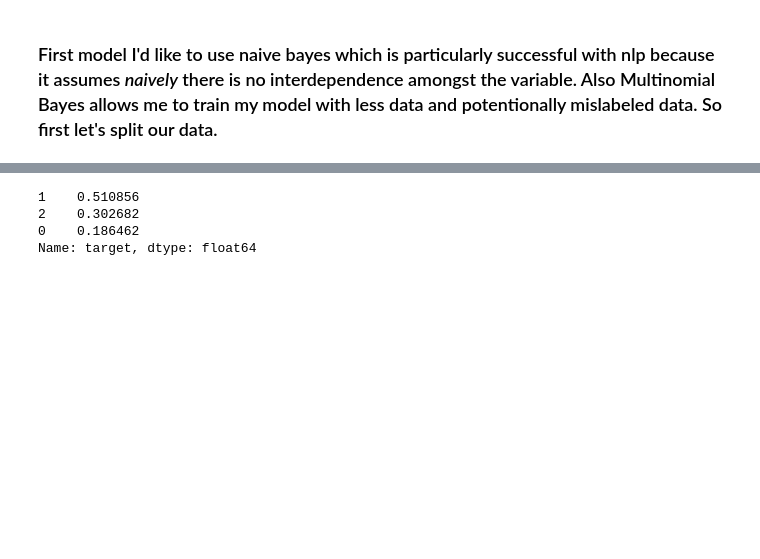
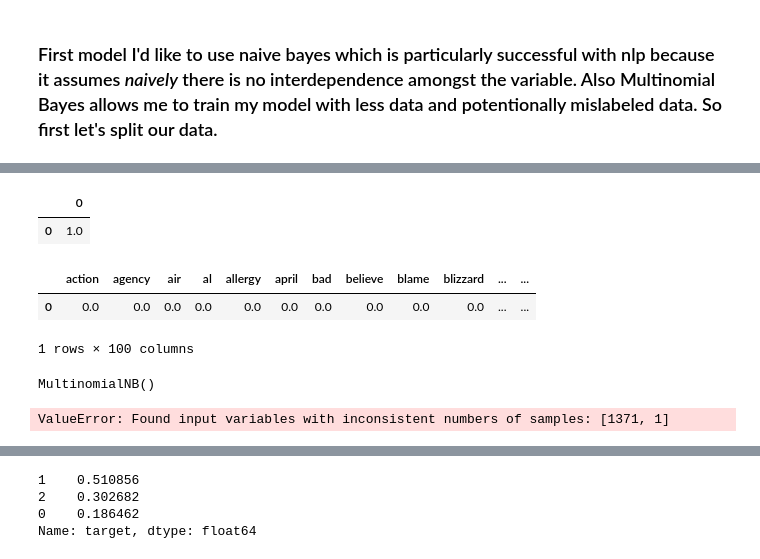
Before and after one commit to pleasecallmejax/NLP-Sentiment-Classification, a Jupyter notebook: Preliminary EDA Notebook.ipynb, the cells around one changed output, grey strips where cells are left out. Saved outputs shown, nothing was run; the diff lists cells and outputs as text; code cells hidden in the pictures; blank space fills up the shorter version.

```diff
--- a/Preliminary EDA Notebook.ipynb
+++ b/Preliminary EDA Notebook.ipynb
@@ -371,0 +443,31 @@ SyntaxError: invalid syntax (<ipython-input-102-1b649ad436a9>, line 9)
+# %%
+X_val_vec = tfidf.fit_transform(X_val)
+X_val_vec = pd.DataFrame.sparse.from_spmatrix(X_val_vec)
+X_val_vec
+# %% [output]
+|  | 0 |
+| 0 | 1.0 |
+# %%
+X_val_vec = pd.DataFrame.sparse.from_spmatrix(X_val_vec)
+X_val_vec.columns = sorted(tfidf.vocabulary_)
+#X_val_vec.set_index(y_val.index, inplace=True)
+X_val_vec
+# %% [output]
+|  | action | agency | air | al | allergy | april | bad | believe | blame | blizzard | ... | ... |
+| 0 | 0.0 | 0.0 | 0.0 | 0.0 | 0.0 | 0.0 | 0.0 | 0.0 | 0.0 | 0.0 | ... | ... |
+1 rows × 100 columns
+# %%
+#y_hat = mnb.predict(X_val_vec)
+#accuracy_score(y_val, y_hat)
+mnb = MultinomialNB()
+
+mnb.fit(X_t_vec, y_t)
+# %% [output]
+MultinomialNB()
+# %%
+mnb = MultinomialNB()
+mnb.fit(X_t_vec, y_t)
+y_pred=mnb.predict(X_val_vec)
+print(accuracy_score(y_test,y_pred))
+# %% [output]
+ValueError: Found input variables with inconsistent numbers of samples: [1371, 1]
```
Also changed, not shown: parts of 26 cells of this notebook, 2 other files.
